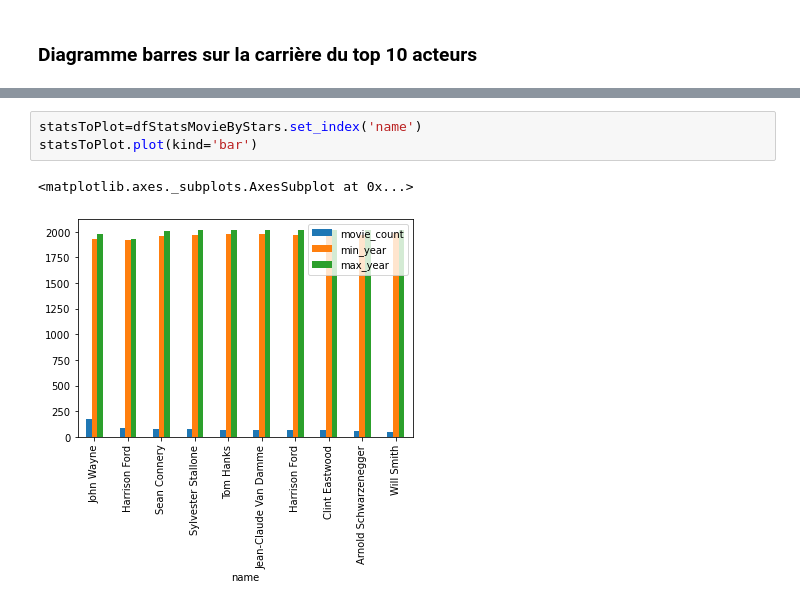
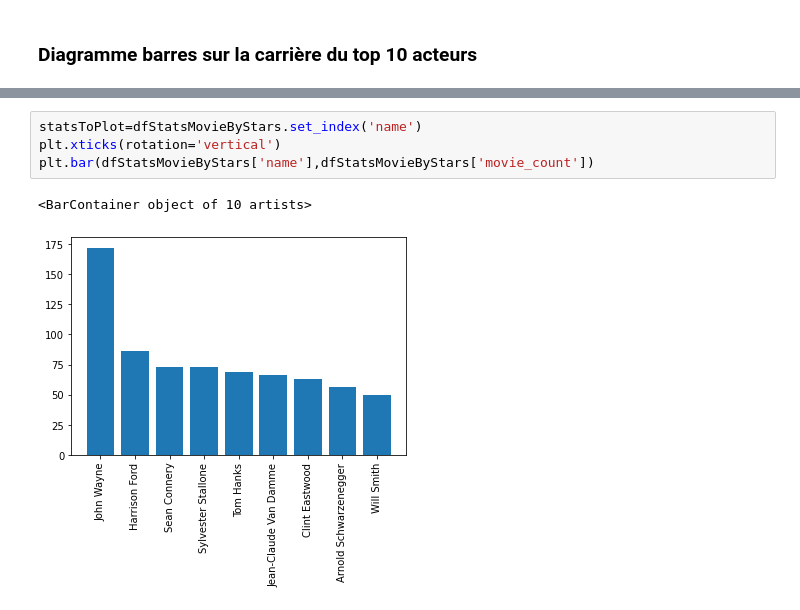
Before and after one commit to almeidamat/react, a Jupyter notebook: NotebookClient.ipynb, the cells around one changed output, grey strips where cells are left out. Drawn from its saved outputs; the diff is of its cells as text.

```diff
--- a/NotebookClient.ipynb
+++ b/NotebookClient.ipynb
@@ -216,7 +216,8 @@ dfStatsMovieByStars
 | 226 | 1968-09-25 | Will Smith | 50 | 1988 | 2020 |
 # %%
 statsToPlot=dfStatsMovieByStars.set_index('name')
-statsToPlot.plot(kind='bar')
+plt.xticks(rotation='vertical')
+plt.bar(dfStatsMovieByStars['name'],dfStatsMovieByStars['movie_count'])
 # %% [output]
-<matplotlib.axes._subplots.AxesSubplot at 0x...>
+<BarContainer object of 10 artists>
-[figure, old version]
+[figure, new version]
```
Also changed, not shown: parts of 3 cells of this notebook.
